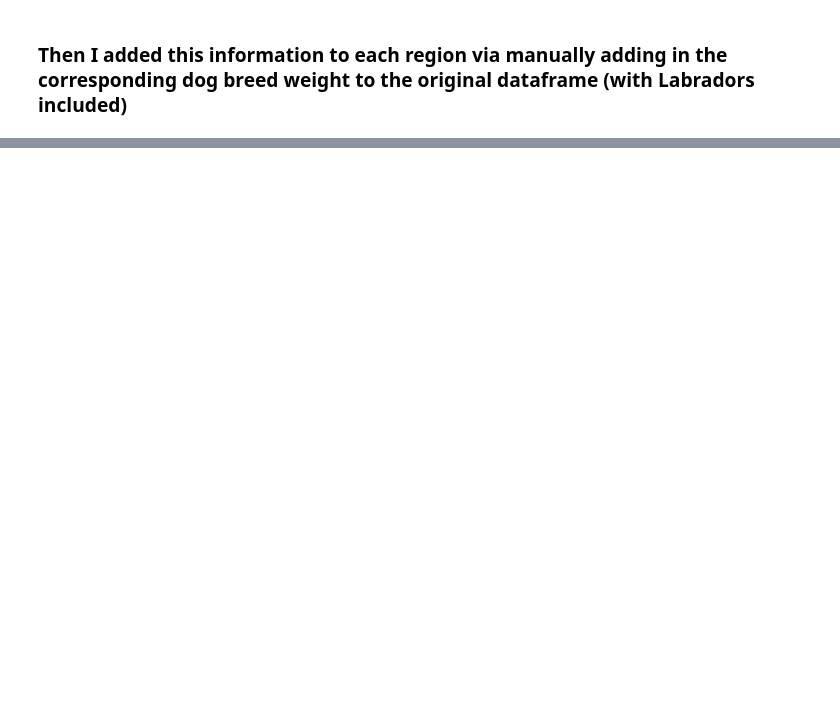
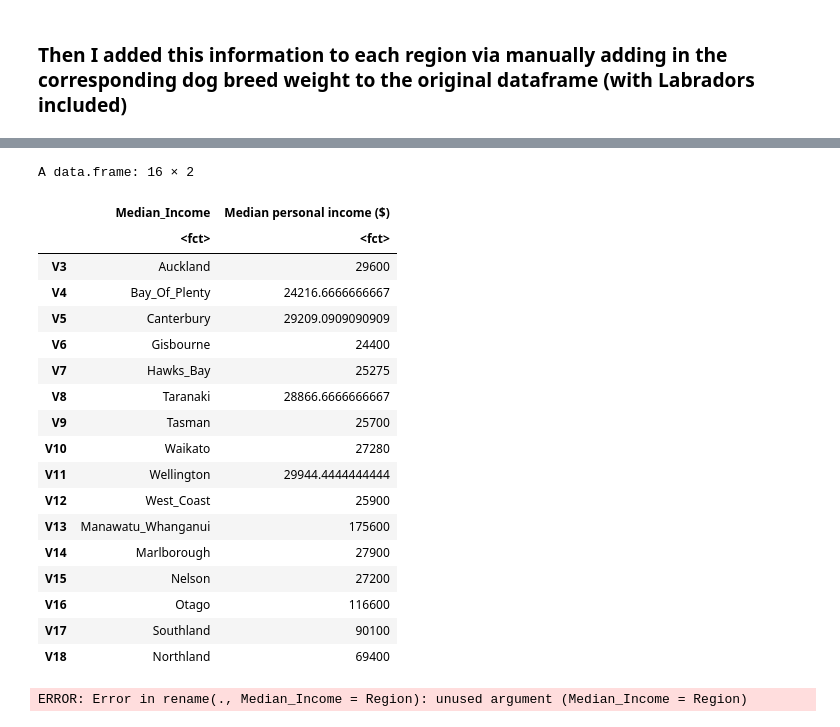
Before and after one commit to HelionPeros/Dog_Gone, a Jupyter notebook: Submission Work/Notebook 3/Condensing Dog Breeds.ipynb, the cells around one changed output, grey strips where cells are left out. Saved outputs shown, nothing was run; the diff lists cells and outputs as text; code cells hidden in the pictures; blank space fills up the shorter version.

```diff
--- a/Submission Work/Notebook 3/Condensing Dog Breeds.ipynb
+++ b/Submission Work/Notebook 3/Condensing Dog Breeds.ipynb
@@ -520,0 +570,29 @@ A spec_tbl_df: 16 × 32
+# %%
+library(janitor)
+t_income_info = row_to_names(t_income_info,2)
+t_income_info
+# %% [output]
+A data.frame: 16 × 2
+|  | Median_Income | Median personal income ($) |
+|  | <fct> | <fct> |
+| V3 | Auckland | 29600 |
+| V4 | Bay_Of_Plenty | 24216.6666666667 |
+| V5 | Canterbury | 29209.0909090909 |
+| V6 | Gisbourne | 24400 |
+| V7 | Hawks_Bay | 25275 |
+| V8 | Taranaki | 28866.6666666667 |
+| V9 | Tasman | 25700 |
+| V10 | Waikato | 27280 |
+| V11 | Wellington | 29944.4444444444 |
+| V12 | West_Coast | 25900 |
+| V13 | Manawatu_Whanganui | 175600 |
+| V14 | Marlborough | 27900 |
+| V15 | Nelson | 27200 |
+| V16 | Otago | 116600 |
+| V17 | Southland | 90100 |
+| V18 | Northland | 69400 |
+# %%
+t_income_info = t_income_info %>%
+            rename(Median_Income = Region)
+# %% [output]
+ERROR: Error in rename(., Median_Income = Region): unused argument (Median_Income = Region)
```
Also changed, not shown: parts of 11 cells of this notebook, 1 other file.
